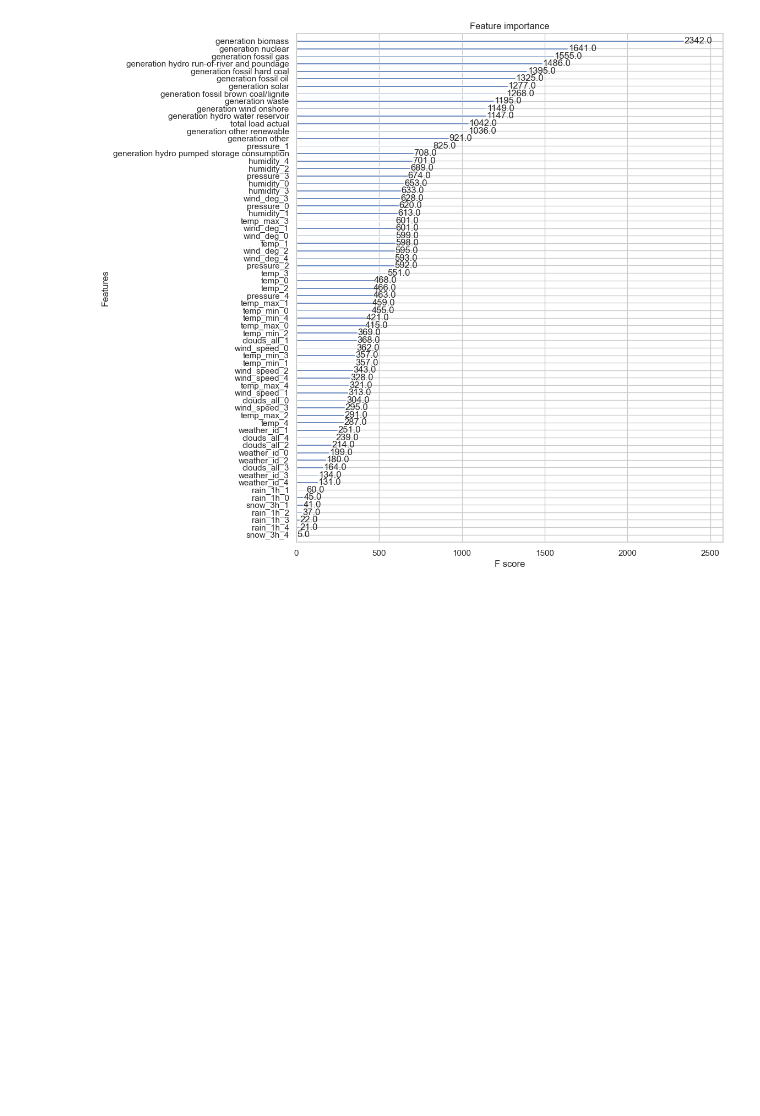
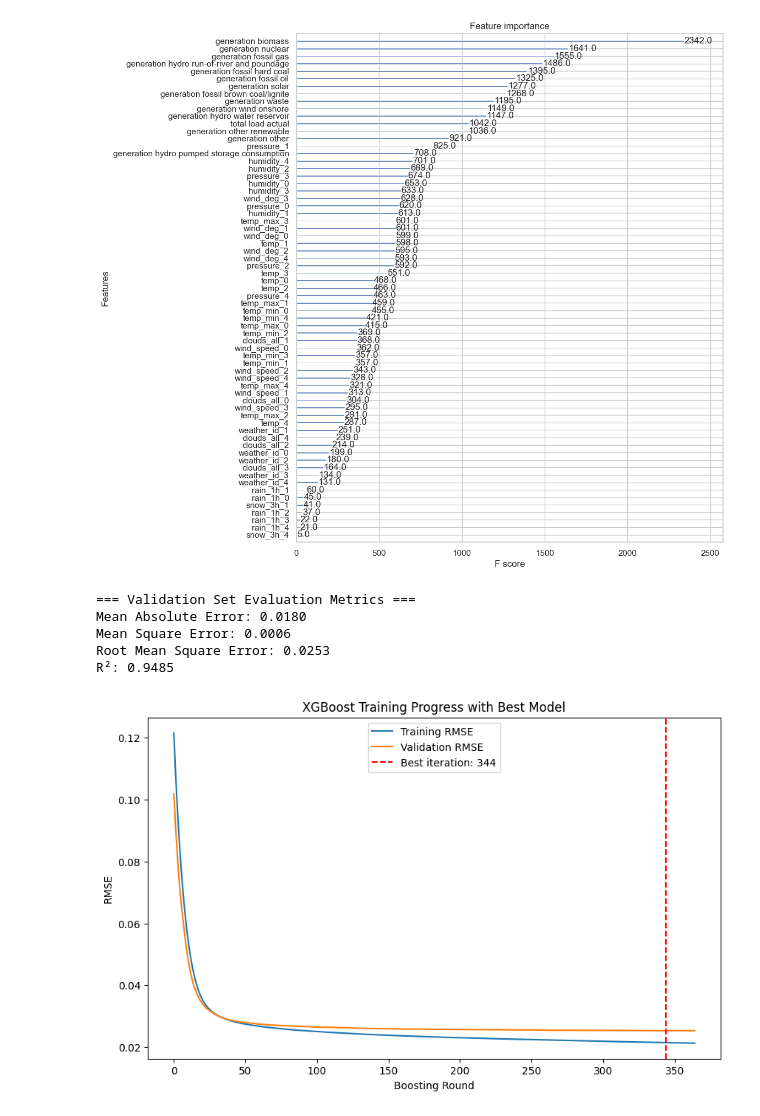
Before and after one commit to storlien/it3212-data-driven-software, a Jupyter notebook: assignment-3/bagging_boosting.ipynb, the cells around one changed output. Cells and saved outputs as stored; diff of their text form; code cells hidden in the pictures; blank space fills up the shorter version.

```diff
--- a/assignment-3/bagging_boosting.ipynb
+++ b/assignment-3/bagging_boosting.ipynb
@@ -359,20 +416,0 @@ plt.show()
-# %%
-import xgboost as xgb
-from sklearn.model_selection import GridSearchCV
-
-# Set up the parameter grid with sensible values
-param_grid = {"max_depth": [5, 6, 8],
-              "n_estimators": [1000, 1500],
-              "learning_rate": [0.08, 0.1, 0.12]}
-
-# Initialize the regressor
-regressor = xgb.XGBRegressor(eval_metric='rmse', random_state=42)
-
-# Perform GridSearchCV on the reshaped training set
-search = GridSearchCV(
-    regressor, param_grid, cv=3, scoring='neg_root_mean_squared_error'
-)
-search.fit(X_train_reshaped, y_train)  # Use reshaped training data
-
-# Output the best hyperparameters
-print("The best hyperparameters are ", search.best_params_)
@@ -497,0 +610,38 @@ plt.show()
+# %%
+val_predictions = best_xgb_model.predict(X_val_reshaped)  # Predictions on validation set
+
+val_metrics = {
+    'Mean Absolute Error': mean_absolute_error(y_val, val_predictions),
+    'Mean Square Error': mean_squared_error(y_val, val_predictions),
+    'Root Mean Square Error': np.sqrt(mean_squared_error(y_val, val_predictions)),
+    'R²': r2_score(y_val, val_predictions)
+}
+
+
+print("\n=== Validation Set Evaluation Metrics ===")
+for metric_name, value in val_metrics.items():
+    print(f"{metric_name}: {value:.4f}")
+
+# === Plot training curves for the best model ===
+# Retrieve training and validation RMSE for each boosting round
+results = best_xgb_model.evals_result()
+train_rmse = results['validation_0']['rmse']  # Training set RMSE
+val_rmse = results['validation_1']['rmse']    # Validation set RMSE
+
+plt.figure(figsize=(10, 6))
+plt.plot(train_rmse, label='Training RMSE')
+plt.plot(val_rmse, label='Validation RMSE')
+plt.axvline(x=best_xgb_model.best_iteration, color='r', linestyle='--',
+            label=f'Best iteration: {best_xgb_model.best_iteration}')
+plt.legend()
+plt.xlabel('Boosting Round')
+plt.ylabel('RMSE')
+plt.title('XGBoost Training Progress with Best Model')
+plt.show()
+# %% [output]
+=== Validation Set Evaluation Metrics ===
+Mean Absolute Error: 0.0180
+Mean Square Error: 0.0006
+Root Mean Square Error: 0.0253
+R²: 0.9485
+[figure, added]
```
Also changed, not shown: parts of 15 cells of this notebook, 3 other files.
